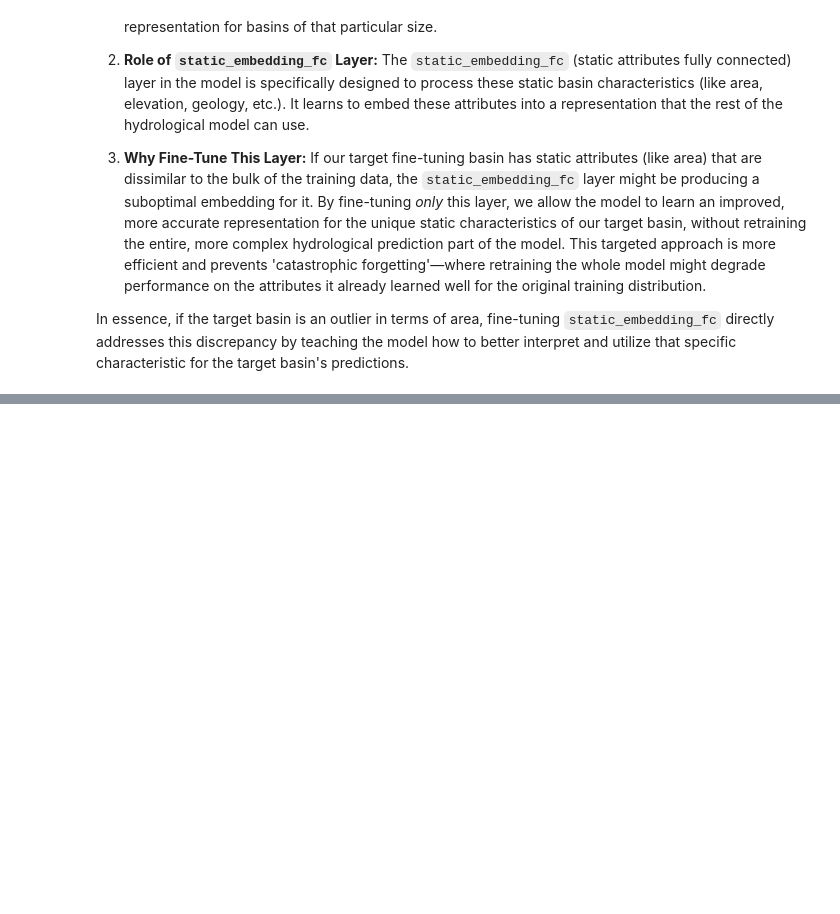
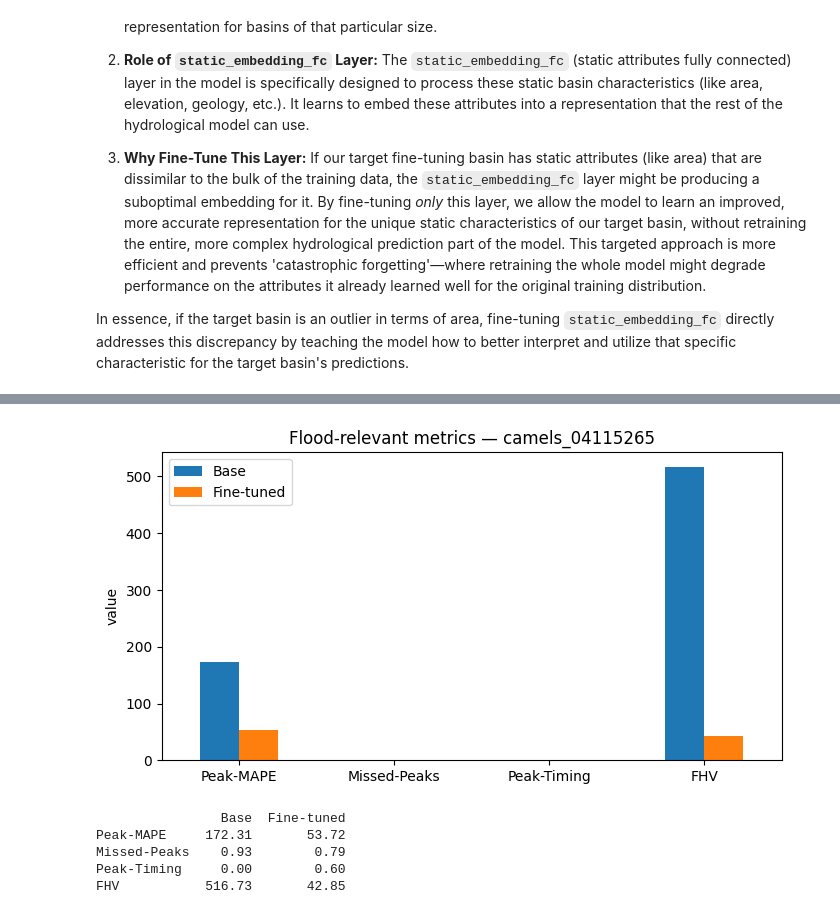
Before and after one commit to HansikaSayyad/AI_PathFinder, a Jupyter notebook: tutorial/OpenHydroNet_Tutorial.ipynb, the cells around one changed output, grey strips where cells are left out. Cells and saved outputs as stored; diff of their text form; code cells hidden in the pictures; blank space fills up the shorter version.

```diff
--- a/tutorial/OpenHydroNet_Tutorial.ipynb
+++ b/tutorial/OpenHydroNet_Tutorial.ipynb
@@ -973,0 +1041,16 @@ In essence, if the target basin is an outlier in terms of area, fine-tuning `sta
+# %%
+flood = ['Peak-MAPE','Missed-Peaks','Peak-Timing','FHV']
+comp2 = pd.DataFrame({
+    'Base':       base_model_metrics.loc[b].loc[0, flood],
+    'Fine-tuned': finetune_metrics.loc[b].loc[0, flood]
+})
+comp2.plot.bar(figsize=(8,4), rot=0)
+plt.title(f'Flood-relevant metrics — {b}'); plt.ylabel('value'); plt.show()
+print(comp2.round(2))
+# %% [output]
+[figure, added]
+                Base  Fine-tuned
+Peak-MAPE     172.31       53.72
+Missed-Peaks    0.93        0.79
+Peak-Timing     0.00        0.60
+FHV           516.73       42.85
```
Also changed, not shown: parts of 6 cells of this notebook.
